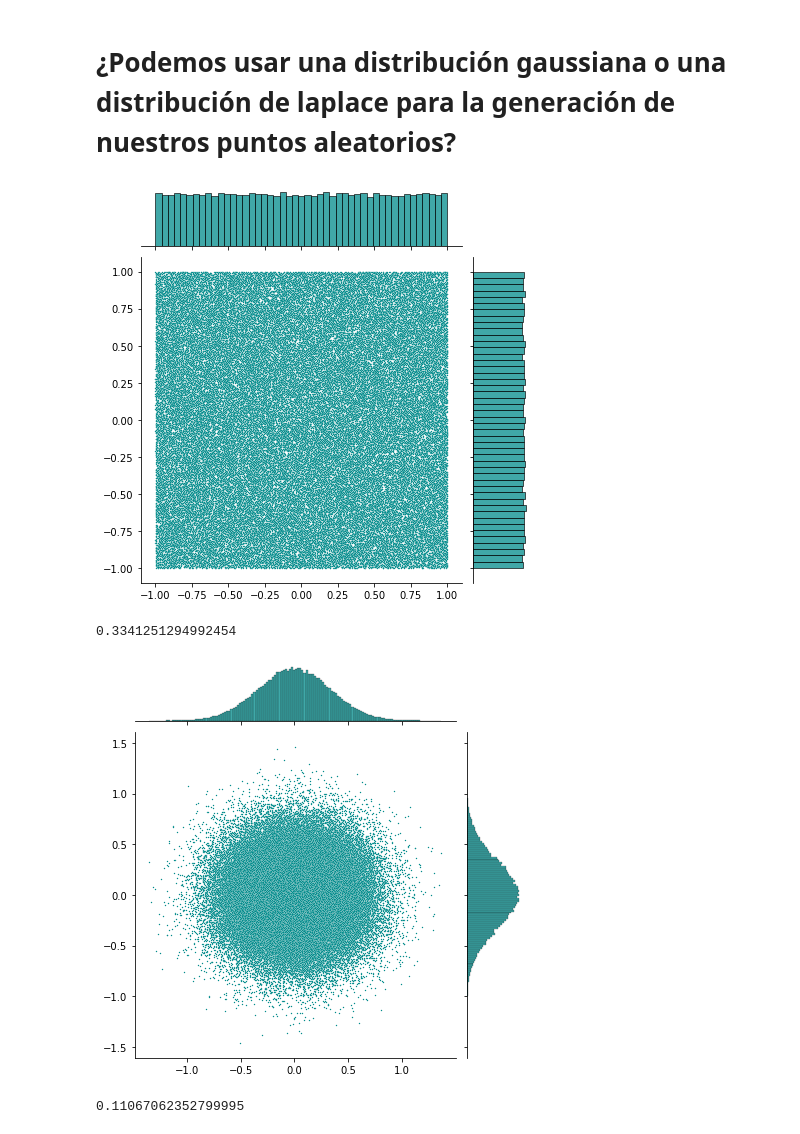
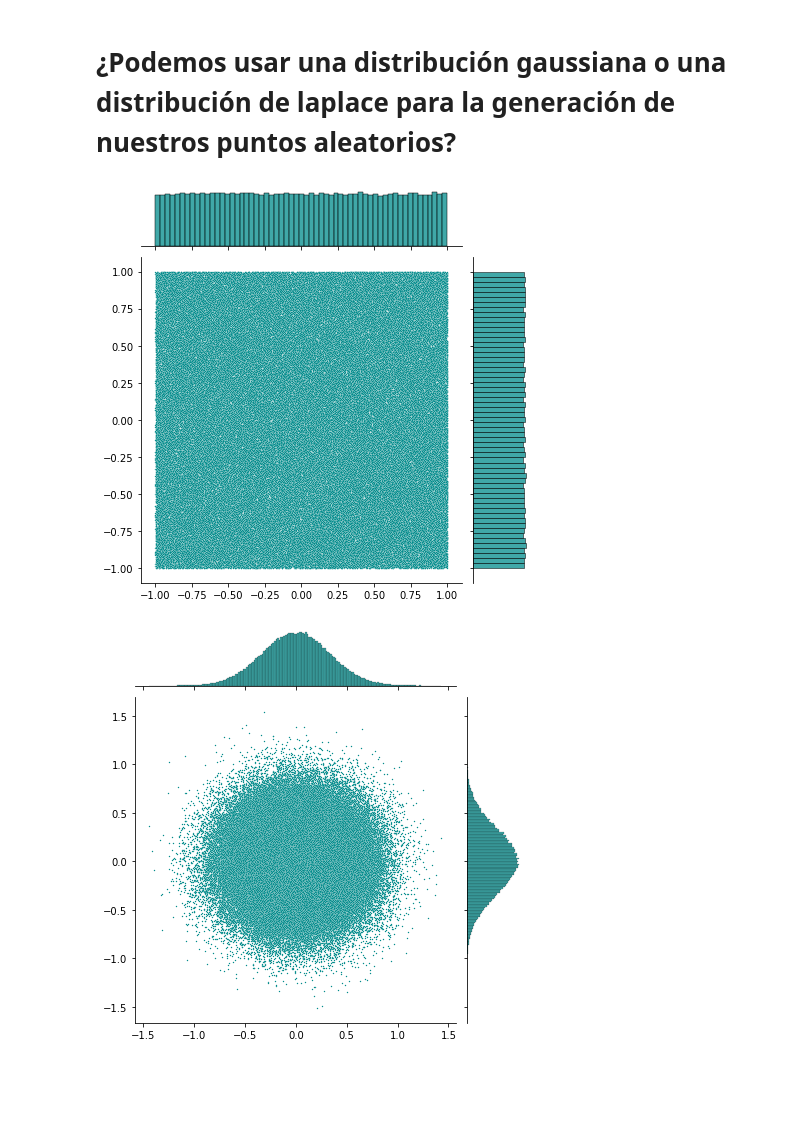
Before and after one commit to AnIsAsPe/LSM-Opciones-americanas, a Jupyter notebook: Notebooks/Estimación_de_pi_con_Montecarlo.ipynb, the cells around one changed output. Saved outputs shown, nothing was run; the diff lists cells and outputs as text; code cells hidden in the pictures; blank space fills up the shorter version.

```diff
--- a/Notebooks/Estimación_de_pi_con_Montecarlo.ipynb
+++ b/Notebooks/Estimación_de_pi_con_Montecarlo.ipynb
@@ -57,19 +57,15 @@ plt.show()
 # %% [markdown]
 # ¿Podemos usar una distribución gaussiana o una distribución de laplace para la generación de nuestros puntos aleatorios?
 # %%
-n = 100000
+n = 200000
 a, b = -1., 1.
 xs= np.random.uniform(a, b, n)
 ys= np.random.uniform(a, b, n)
 
 sns.jointplot(xs, ys, kind = 'scatter', color = 'darkcyan', s = 2 )
 plt.show()
 # %% [output]
-[figure, old version]
+[figure, new version]
-# %%
-xs.var()
-# %% [output]
-0.3341251294992454
 # %%
 mu, sigma = 0., 1/3
 xs = np.random.normal(mu, sigma, n)
@@ -78,11 +74,7 @@ ys = np.random.normal(mu, sigma, n)
 sns.jointplot(xs, ys, kind = 'scatter', color = 'darkcyan', s = 2 )
 plt.show()
 # %% [output]
-[figure, old version]
+[figure, new version]
-# %%
-xs.var()
-# %% [output]
-0.11067062352799995
 # %%
 mu, scale = 0., 1/7
 xs = np.random.laplace(mu, scale, n)
```
Also changed, not shown: parts of 4 cells of this notebook.
